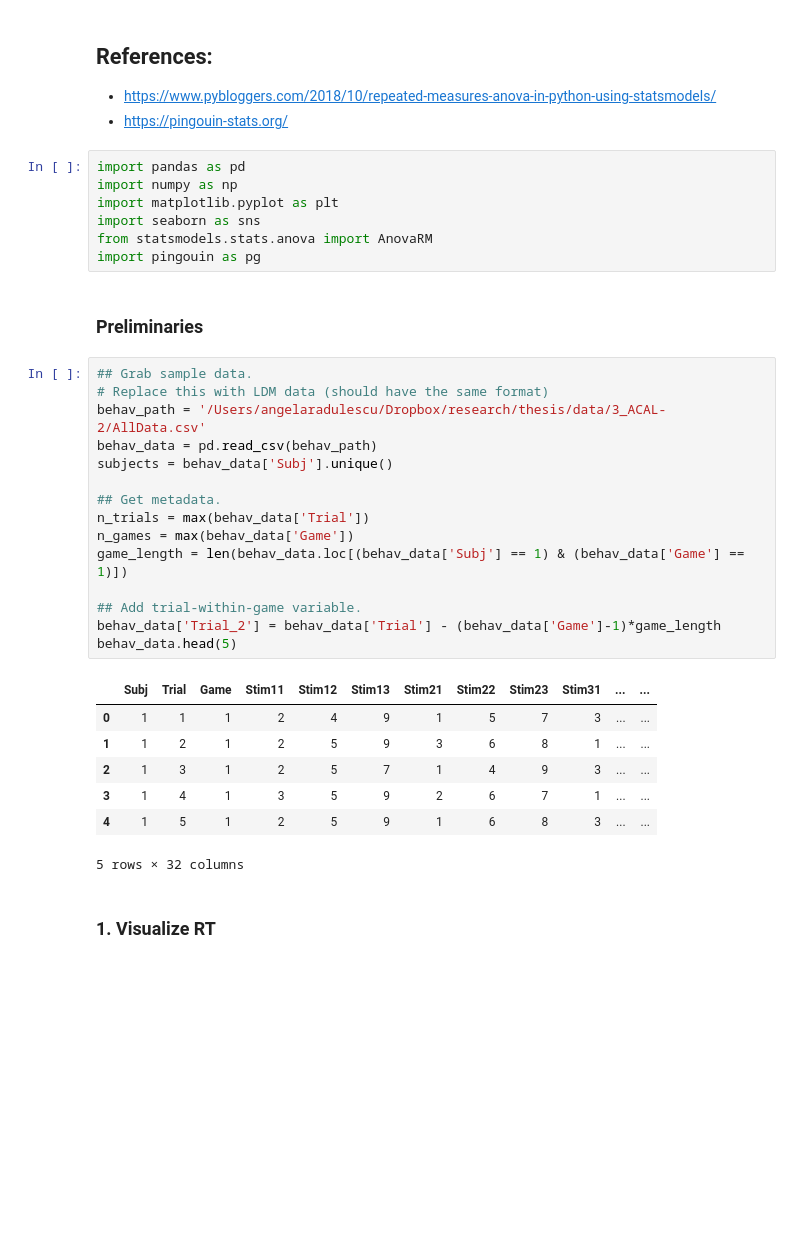
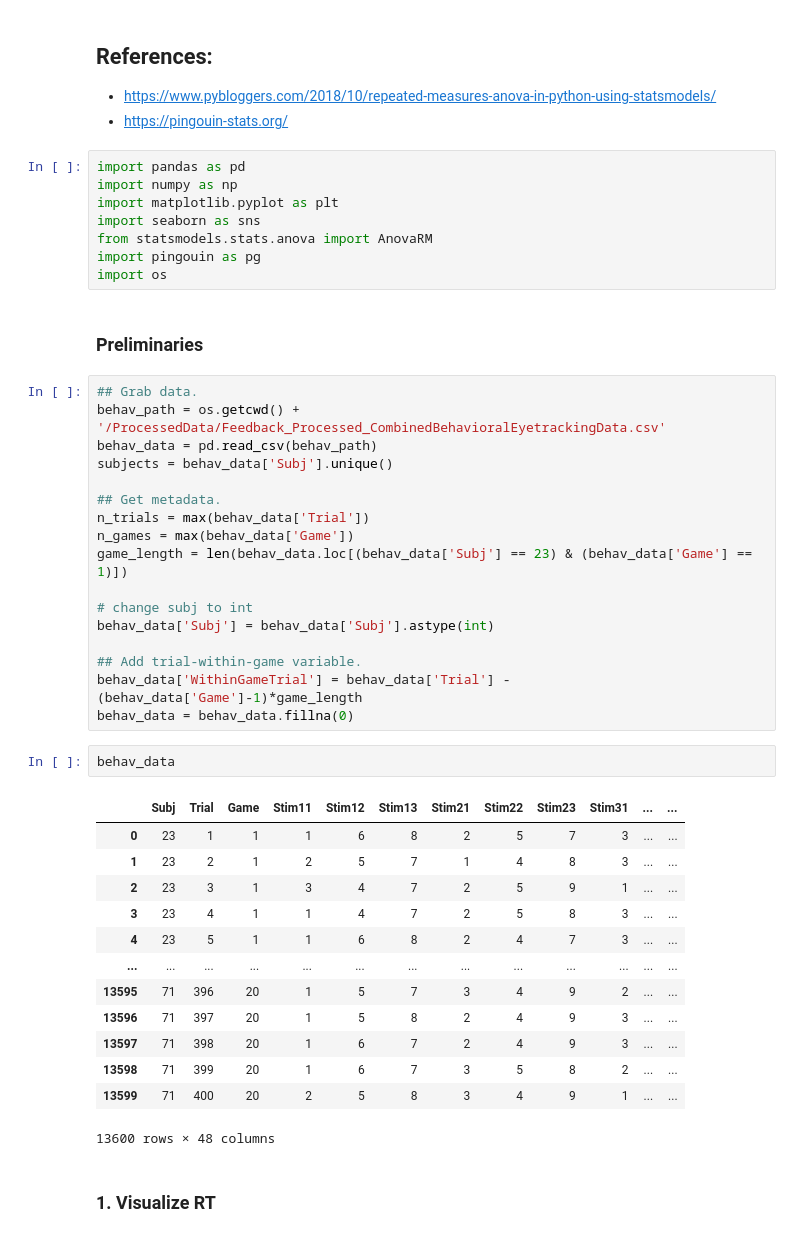
Before and after one commit to angelaradulescu/ldm-analysis, a Jupyter notebook: 2way_ANOVA_for_LDM.ipynb, the cells around one changed output. Saved outputs shown, nothing was run; the diff lists cells and outputs as text; blank space fills up the shorter version.

```diff
--- a/2way_ANOVA_for_LDM.ipynb
+++ b/2way_ANOVA_for_LDM.ipynb
@@ -9,31 +9,42 @@ import matplotlib.pyplot as plt
 import seaborn as sns
 from statsmodels.stats.anova import AnovaRM
 import pingouin as pg
+import os
 # %% [markdown]
 ### Preliminaries
 # %%
-## Grab sample data.
-# Replace this with LDM data (should have the same format)
-behav_path = '/Users/angelaradulescu/Dropbox/research/thesis/data/3_ACAL-2/AllData.csv'
+## Grab data.
+behav_path = os.getcwd() + '/ProcessedData/Feedback_Processed_CombinedBehavioralEyetrackingData.csv'
 behav_data = pd.read_csv(behav_path)
 subjects = behav_data['Subj'].unique()
 
 ## Get metadata.
 n_trials = max(behav_data['Trial'])
 n_games = max(behav_data['Game'])
-game_length = len(behav_data.loc[(behav_data['Subj'] == 1) & (behav_data['Game'] == 1)])
+game_length = len(behav_data.loc[(behav_data['Subj'] == 23) & (behav_data['Game'] == 1)])
+
+# change subj to int
+behav_data['Subj'] = behav_data['Subj'].astype(int)
 
 ## Add trial-within-game variable.
-behav_data['Trial_2'] = behav_data['Trial'] - (behav_data['Game']-1)*game_length
-behav_data.head(5)
+behav_data['WithinGameTrial'] = behav_data['Trial'] - (behav_data['Game']-1)*game_length
+behav_data = behav_data.fillna(0)
-# %% [output]
-|  | Subj | Trial | Game | Stim11 | Stim12 | Stim13 | Stim21 | Stim22 | Stim23 | Stim31 | ... | ... |
-| 0 | 1 | 1 | 1 | 2 | 4 | 9 | 1 | 5 | 7 | 3 | ... | ... |
-| 1 | 1 | 2 | 1 | 2 | 5 | 9 | 3 | 6 | 8 | 1 | ... | ... |
-| 2 | 1 | 3 | 1 | 2 | 5 | 7 | 1 | 4 | 9 | 3 | ... | ... |
-| 3 | 1 | 4 | 1 | 3 | 5 | 9 | 2 | 6 | 7 | 1 | ... | ... |
-| 4 | 1 | 5 | 1 | 2 | 5 | 9 | 1 | 6 | 8 | 3 | ... | ... |
-5 rows × 32 columns
+# %%
+behav_data
+# %% [output]
+|  | Subj | Trial | Game | Stim11 | Stim12 | Stim13 | Stim21 | Stim22 | Stim23 | Stim31 | ... | ... |
+| 0 | 23 | 1 | 1 | 1 | 6 | 8 | 2 | 5 | 7 | 3 | ... | ... |
+| 1 | 23 | 2 | 1 | 2 | 5 | 7 | 1 | 4 | 8 | 3 | ... | ... |
+| 2 | 23 | 3 | 1 | 3 | 4 | 7 | 2 | 5 | 9 | 1 | ... | ... |
+| 3 | 23 | 4 | 1 | 1 | 4 | 7 | 2 | 5 | 8 | 3 | ... | ... |
+| 4 | 23 | 5 | 1 | 1 | 6 | 8 | 2 | 4 | 7 | 3 | ... | ... |
+| ... | ... | ... | ... | ... | ... | ... | ... | ... | ... | ... | ... | ... |
+| 13595 | 71 | 396 | 20 | 1 | 5 | 7 | 3 | 4 | 9 | 2 | ... | ... |
+| 13596 | 71 | 397 | 20 | 1 | 5 | 8 | 2 | 4 | 9 | 3 | ... | ... |
+| 13597 | 71 | 398 | 20 | 1 | 6 | 7 | 2 | 4 | 9 | 3 | ... | ... |
+| 13598 | 71 | 399 | 20 | 1 | 6 | 7 | 3 | 5 | 8 | 2 | ... | ... |
+| 13599 | 71 | 400 | 20 | 2 | 5 | 8 | 3 | 4 | 9 | 1 | ... | ... |
+13600 rows × 48 columns
 # %% [markdown]
 ### 1. Visualize RT
 # %% [markdown]
```
Also changed, not shown: parts of 11 cells of this notebook, 4 other files.
